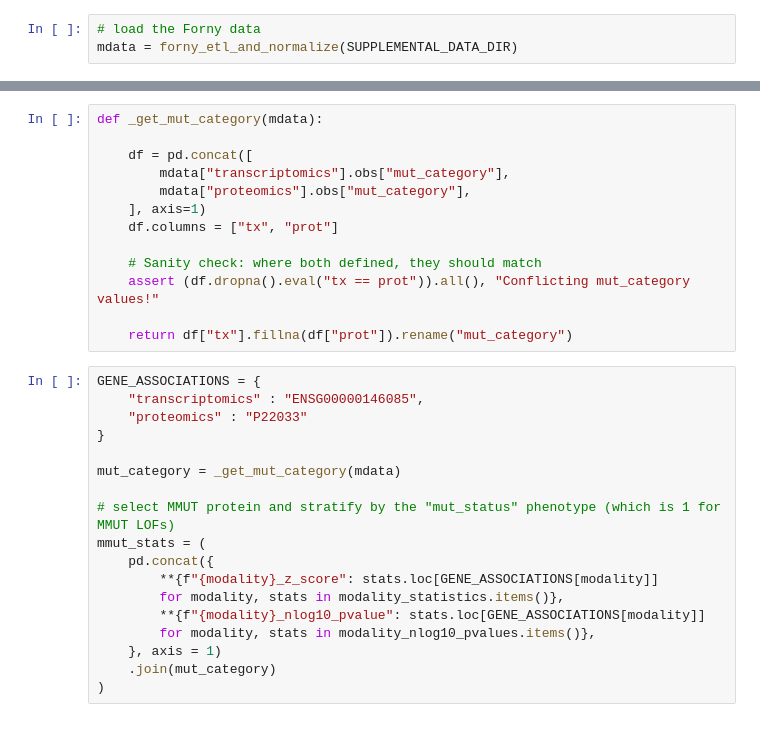
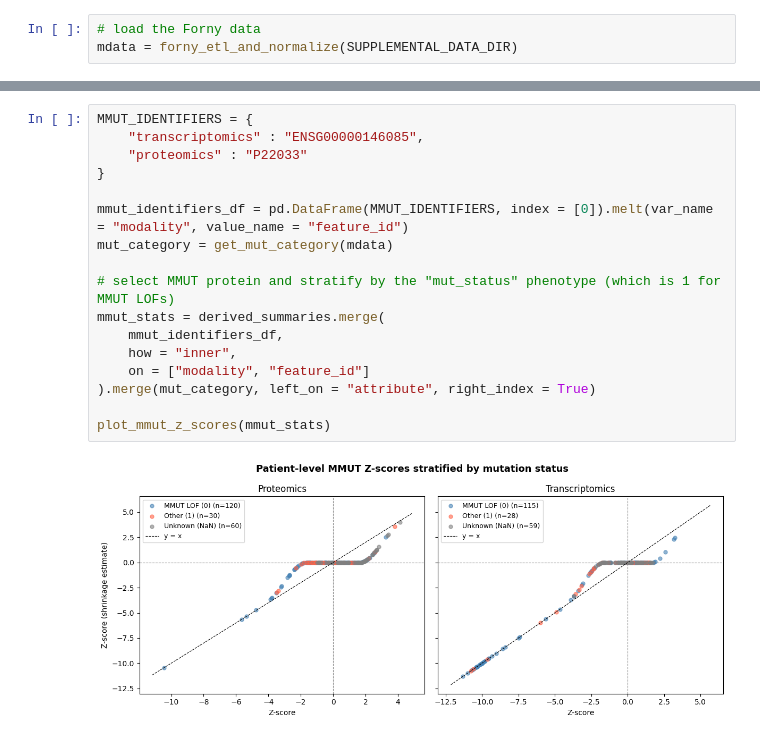
Before and after one commit to napistu/napistu-scrapyard, a Jupyter notebook: applications/forny_2023/predict_driver_mutations.ipynb, the cells around one changed output, grey strips where cells are left out. Drawn from its saved outputs; the diff is of its cells as text.

```diff
--- a/applications/forny_2023/predict_driver_mutations.ipynb
+++ b/applications/forny_2023/predict_driver_mutations.ipynb
@@ -324,31 +615,19 @@ INFO:shackett_utils.statistics.multi_model_fitting:Completed model fitting for 4
-# %%
-def _get_mut_category(mdata):
-
-    df = pd.concat([
-        mdata["transcriptomics"].obs["mut_category"],
-        mdata["proteomics"].obs["mut_category"],
-    ], axis=1)
-    df.columns = ["tx", "prot"]
-
-    # Sanity check: where both defined, they should match
-    assert (df.dropna().eval("tx == prot")).all(), "Conflicting mut_category values!"
-
-    return df["tx"].fillna(df["prot"]).rename("mut_category")
 # %%
-GENE_ASSOCIATIONS = {
+MMUT_IDENTIFIERS = {
     "transcriptomics" : "ENSG00000146085",
     "proteomics" : "P22033"
 }
 
-mut_category = _get_mut_category(mdata)
+mmut_identifiers_df = pd.DataFrame(MMUT_IDENTIFIERS, index = [0]).melt(var_name = "modality", value_name = "feature_id")
+mut_category = get_mut_category(mdata)
 
 # select MMUT protein and stratify by the "mut_status" phenotype (which is 1 for MMUT LOFs)
-mmut_stats = (
-    pd.concat({
-        **{f"{modality}_z_score": stats.loc[GENE_ASSOCIATIONS[modality]]
-        for modality, stats in modality_statistics.items()},
-        **{f"{modality}_nlog10_pvalue": stats.loc[GENE_ASSOCIATIONS[modality]]
-        for modality, stats in modality_nlog10_pvalues.items()},
-    }, axis = 1)
-    .join(mut_category)
-)
+mmut_stats = derived_summaries.merge(
+    mmut_identifiers_df,
+    how = "inner",
+    on = ["modality", "feature_id"]
+).merge(mut_category, left_on = "attribute", right_index = True)
+
+plot_mmut_z_scores(mmut_stats)
+# %% [output]
+[figure, added]
```
Also changed, not shown: parts of 46 cells of this notebook, 1 other file.
